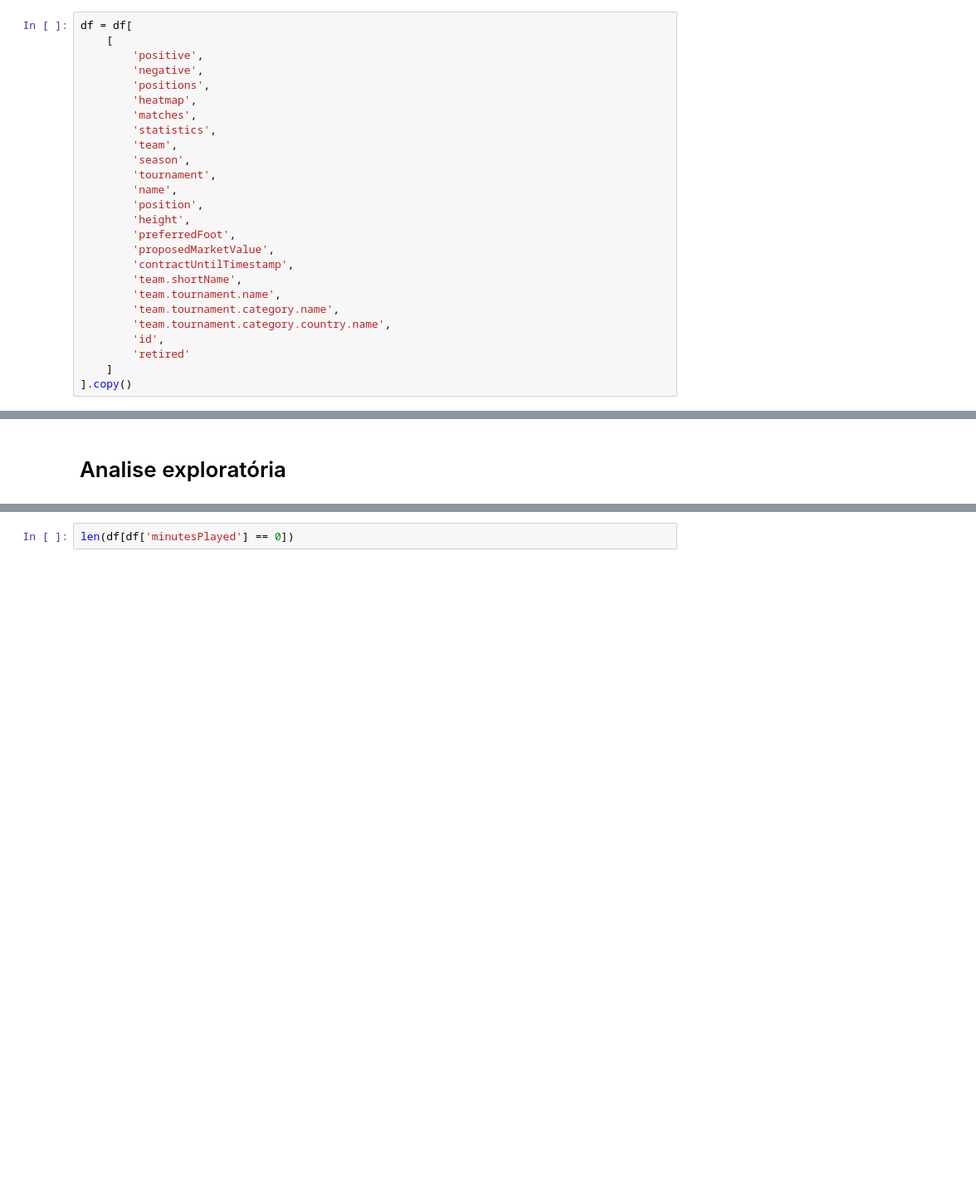
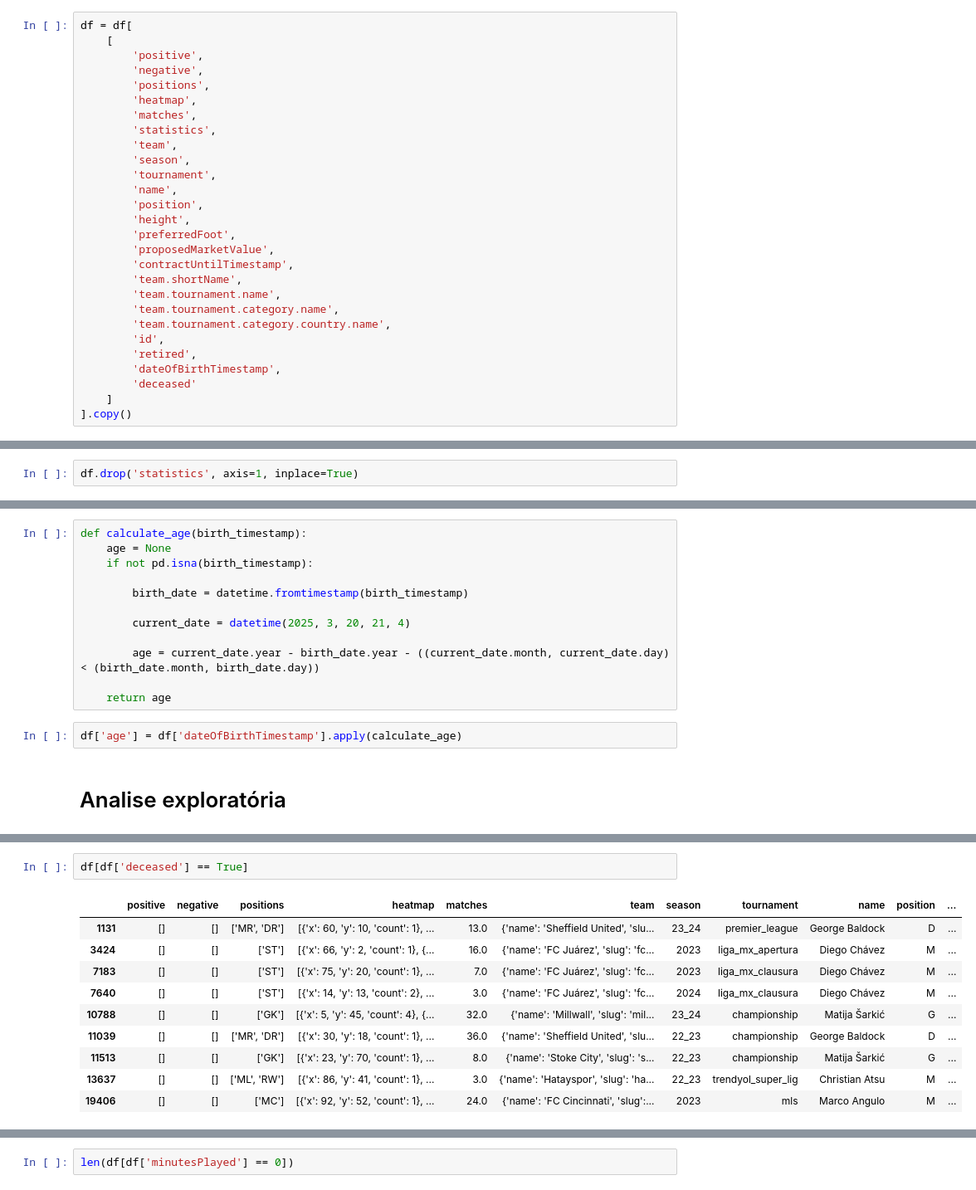
Before and after one commit to Yaak3/TCC2, a Jupyter notebook: Notebooks/analizys.ipynb, the cells around one changed output, grey strips where cells are left out. Shown at 83% size. Drawn from its saved outputs; the diff is of its cells as text; blank space fills up the shorter version.

```diff
--- a/Notebooks/analizys.ipynb
+++ b/Notebooks/analizys.ipynb
@@ -68,7 +86,9 @@ df = df[
         'team.tournament.category.name',
         'team.tournament.category.country.name',
         'id',
-        'retired'
+        'retired',
+        'dateOfBirthTimestamp',
+        'deceased'
     ]
 ].copy()
 # %%
@@ -94,3 +114,5 @@ df.head()
 | 2 | [{'type': 25, 'rank': 271}, {'typ... | [] | ['DC', 'MC', 'DM'] | [{'x': 28, 'y': 51, 'count': 2}, ... | 25.0 | {'rating': 6.94, 'totalRating': 1... | {'name': 'SV 07 Elversberg', 'slu... | 23_24 | 2_bundesliga | Carlo Sickinger | ... |
 | 3 | [{'type': 25, 'rank': 595}, {'typ... | [{'type': 6, 'rank': 388}, {'type... | ['ST'] | [{'x': 73, 'y': 32, 'count': 1}, ... | 15.0 | {'rating': 6.8, 'totalRating': 10... | {'name': '1. FC Kaiserslautern', ... | 23_24 | 2_bundesliga | Terrence Boyd | ... |
 | 4 | [] | [] | ['DC'] | [{'x': 18, 'y': 28, 'count': 1}, ... | 18.0 | {'rating': 6.66875, 'totalRating'... | {'name': '1. FC Magdeburg', 'slug... | 23_24 | 2_bundesliga | Andi Hoti | ... |
+# %%
+df.drop('statistics', axis=1, inplace=True)
@@ -97,2 +121,16 @@ df.head()
+# %%
+def calculate_age(birth_timestamp):
+    age = None
+    if not pd.isna(birth_timestamp):
+
+        birth_date = datetime.fromtimestamp(birth_timestamp)
+
+        current_date = datetime(2025, 3, 20, 21, 4)
+
+        age = current_date.year - birth_date.year - ((current_date.month, current_date.day) < (birth_date.month, birth_date.day))
+
+    return age
+# %%
+df['age'] = df['dateOfBirthTimestamp'].apply(calculate_age)
 # %% [markdown]
 # Analise exploratória
@@ -101 +289,14 @@ df.head()
+# %%
+df[df['deceased'] == True]
+# %% [output]
+|  | positive | negative | positions | heatmap | matches | team | season | tournament | name | position | ... |
+| 1131 | [] | [] | ['MR', 'DR'] | [{'x': 60, 'y': 10, 'count': 1}, ... | 13.0 | {'name': 'Sheffield United', 'slu... | 23_24 | premier_league | George Baldock | D | ... |
+| 3424 | [] | [] | ['ST'] | [{'x': 66, 'y': 2, 'count': 1}, {... | 16.0 | {'name': 'FC Juárez', 'slug': 'fc... | 2023 | liga_mx_apertura | Diego Chávez | M | ... |
+| 7183 | [] | [] | ['ST'] | [{'x': 75, 'y': 20, 'count': 1}, ... | 7.0 | {'name': 'FC Juárez', 'slug': 'fc... | 2023 | liga_mx_clausura | Diego Chávez | M | ... |
+| 7640 | [] | [] | ['ST'] | [{'x': 14, 'y': 13, 'count': 2}, ... | 3.0 | {'name': 'FC Juárez', 'slug': 'fc... | 2024 | liga_mx_clausura | Diego Chávez | M | ... |
+| 10788 | [] | [] | ['GK'] | [{'x': 5, 'y': 45, 'count': 4}, {... | 32.0 | {'name': 'Millwall', 'slug': 'mil... | 23_24 | championship | Matija Šarkić | G | ... |
+| 11039 | [] | [] | ['MR', 'DR'] | [{'x': 30, 'y': 18, 'count': 1}, ... | 36.0 | {'name': 'Sheffield United', 'slu... | 22_23 | championship | George Baldock | D | ... |
+| 11513 | [] | [] | ['GK'] | [{'x': 23, 'y': 70, 'count': 1}, ... | 8.0 | {'name': 'Stoke City', 'slug': 's... | 22_23 | championship | Matija Šarkić | G | ... |
+| 13637 | [] | [] | ['ML', 'RW'] | [{'x': 86, 'y': 41, 'count': 1}, ... | 3.0 | {'name': 'Hatayspor', 'slug': 'ha... | 22_23 | trendyol_super_lig | Christian Atsu | M | ... |
+| 19406 | [] | [] | ['MC'] | [{'x': 92, 'y': 52, 'count': 1}, ... | 24.0 | {'name': 'FC Cincinnati', 'slug':... | 2023 | mls | Marco Angulo | M | ... |
 # %% [markdown]
```
Also changed, not shown: parts of 28 cells of this notebook.
